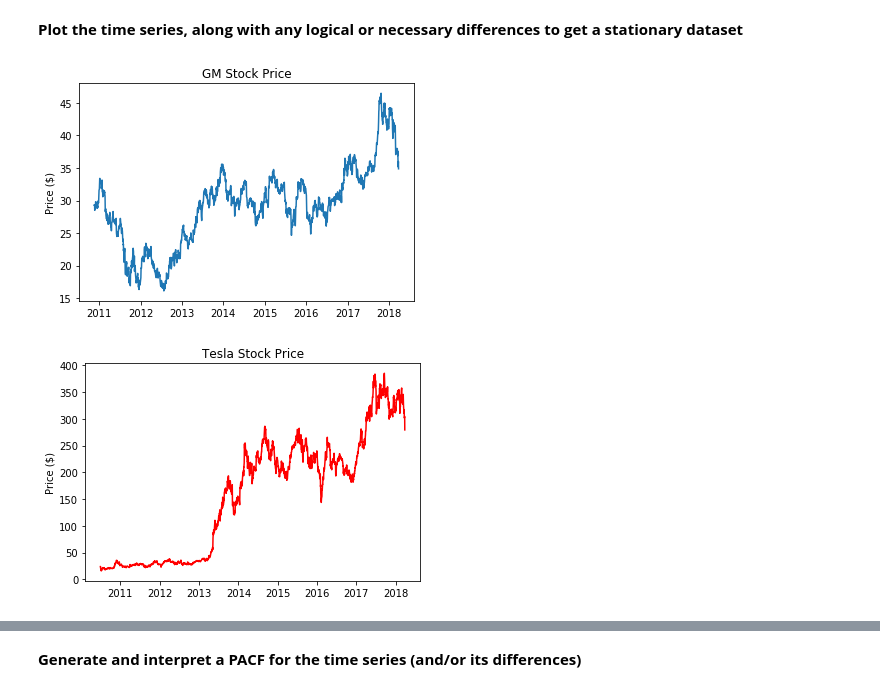
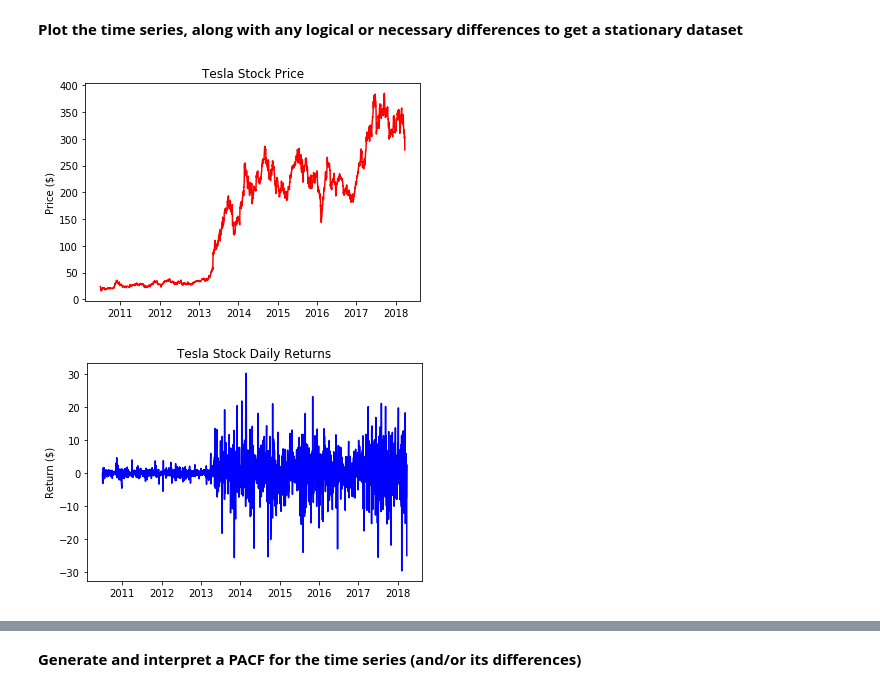
Before and after one commit to mkm29/DataScience, a Jupyter notebook: thinkful/unit/6/1/6.1.6 Challenge - Time Series Modelling.ipynb, the cells around one changed output, grey strips where cells are left out. Drawn from its saved outputs; the diff is of its cells as text; code cells hidden in the pictures.

```diff
--- a/thinkful/unit/6/1/6.1.6 Challenge - Time Series Modelling.ipynb
+++ b/thinkful/unit/6/1/6.1.6 Challenge - Time Series Modelling.ipynb
@@ -38,15 +36,21 @@ Tesla is quite an interesting company, for a variety of reasons: it is the first
 # %% [markdown]
 **Plot the time series, along with any logical or necessary differences to get a stationary dataset**
 # %%
+tesla['Daily Returns'] = tesla['Adj. Close'] - tesla['Adj. Close'].shift()
+
+
 # The adjusted close accounts for stock splits, so that is what we should graph
-plt.plot(gm.index, gm['Adj. Close'])
-plt.title('GM Stock Price')
-plt.ylabel('Price ($)');
-plt.show()
 plt.plot(tesla.index, tesla['Adj. Close'], 'r')
 plt.title('Tesla Stock Price')
 plt.ylabel('Price ($)');
 plt.show();
+
+
+
+plt.plot(tesla.index, tesla['Daily Returns'], 'b')
+plt.title('Tesla Stock Daily Returns')
+plt.ylabel('Return ($)');
+plt.show();
 # %% [output]
-[figure, old version]
+[figure, new version]
-[figure, old version]
+[figure, new version]
```
Also changed, not shown: parts of 21 cells of this notebook.
